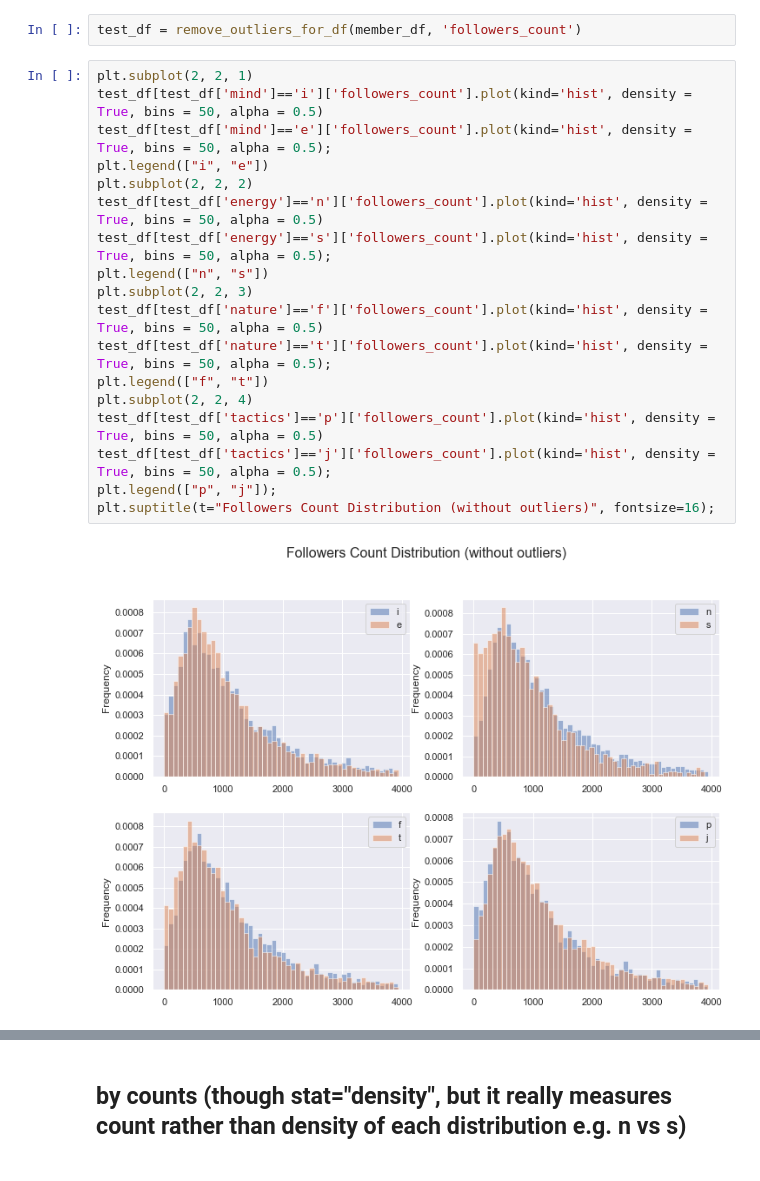
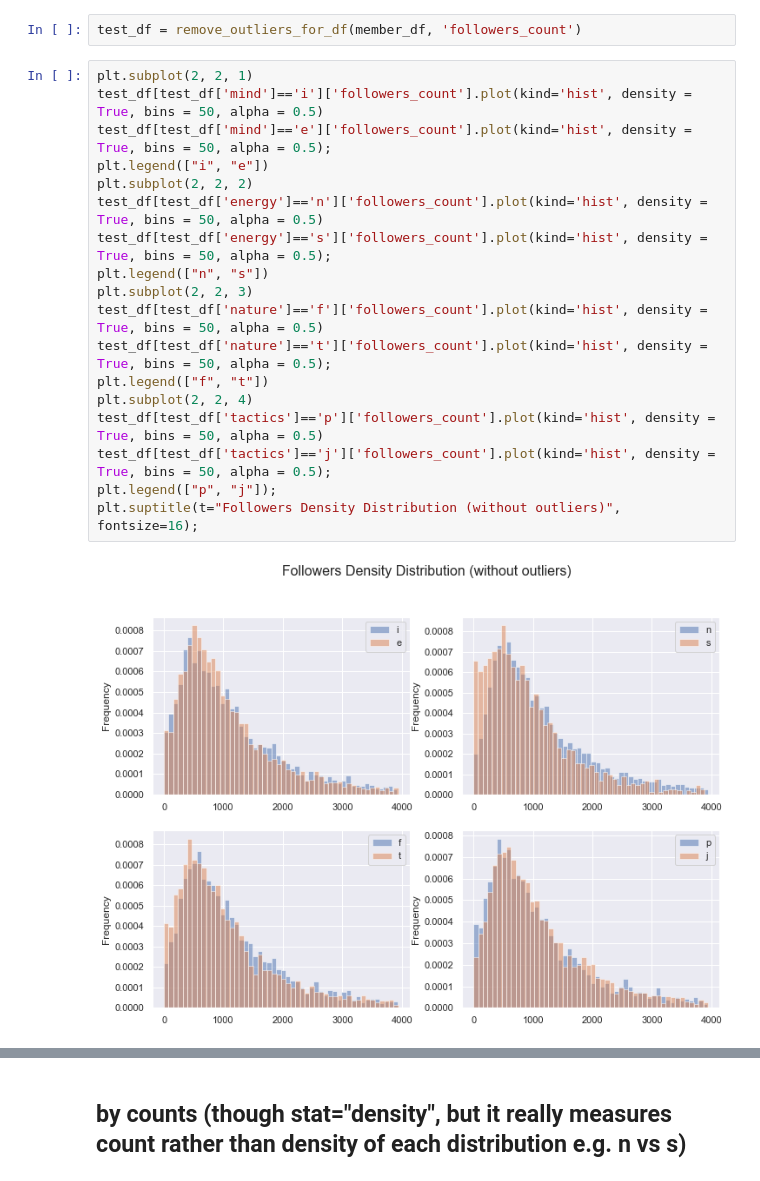
Before and after one commit to Skylar-Shi/MBTI_Data_Analysis_Project, a Jupyter notebook: EDACheckpointGroup_Sp23_RandomName.ipynb, the cells around one changed output, grey strips where cells are left out. Cells and saved outputs as stored; diff of their text form.

```diff
--- a/EDACheckpointGroup_Sp23_RandomName.ipynb
+++ b/EDACheckpointGroup_Sp23_RandomName.ipynb
@@ -1045,20 +1048,20 @@ test_df = remove_outliers_for_df(member_df, 'followers_count')
 # %%
 plt.subplot(2, 2, 1)
 test_df[test_df['mind']=='i']['followers_count'].plot(kind='hist', density = True, bins = 50, alpha = 0.5)
 test_df[test_df['mind']=='e']['followers_count'].plot(kind='hist', density = True, bins = 50, alpha = 0.5);
 plt.legend(["i", "e"])
 plt.subplot(2, 2, 2)
 test_df[test_df['energy']=='n']['followers_count'].plot(kind='hist', density = True, bins = 50, alpha = 0.5)
 test_df[test_df['energy']=='s']['followers_count'].plot(kind='hist', density = True, bins = 50, alpha = 0.5);
 plt.legend(["n", "s"])
 plt.subplot(2, 2, 3)
 test_df[test_df['nature']=='f']['followers_count'].plot(kind='hist', density = True, bins = 50, alpha = 0.5)
 test_df[test_df['nature']=='t']['followers_count'].plot(kind='hist', density = True, bins = 50, alpha = 0.5);
 plt.legend(["f", "t"])
 plt.subplot(2, 2, 4)
 test_df[test_df['tactics']=='p']['followers_count'].plot(kind='hist', density = True, bins = 50, alpha = 0.5)
 test_df[test_df['tactics']=='j']['followers_count'].plot(kind='hist', density = True, bins = 50, alpha = 0.5);
 plt.legend(["p", "j"]);
-plt.suptitle(t="Followers Count Distribution (without outliers)", fontsize=16);
+plt.suptitle(t="Followers Density Distribution (without outliers)", fontsize=16);
 # %% [output]
-[figure, old version]
+[figure, new version]
```
Also changed, not shown: parts of 35 cells of this notebook.
